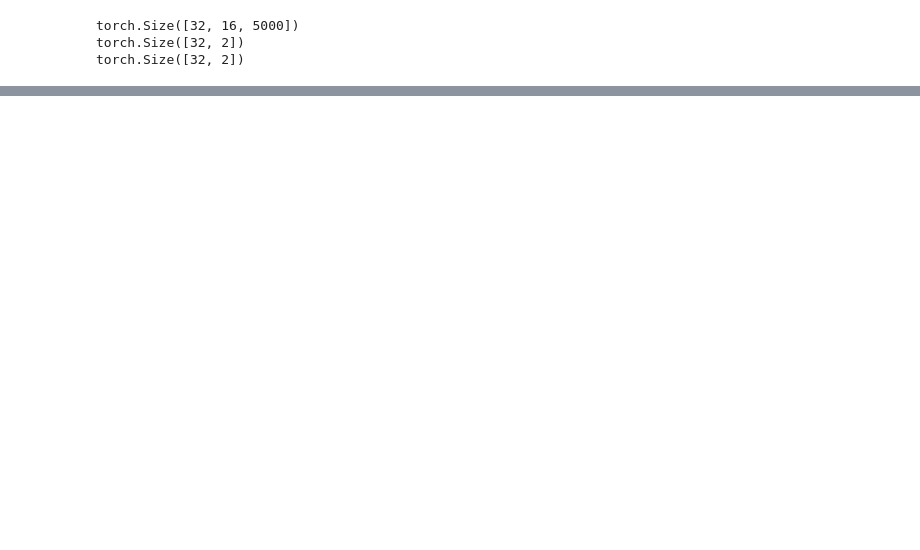
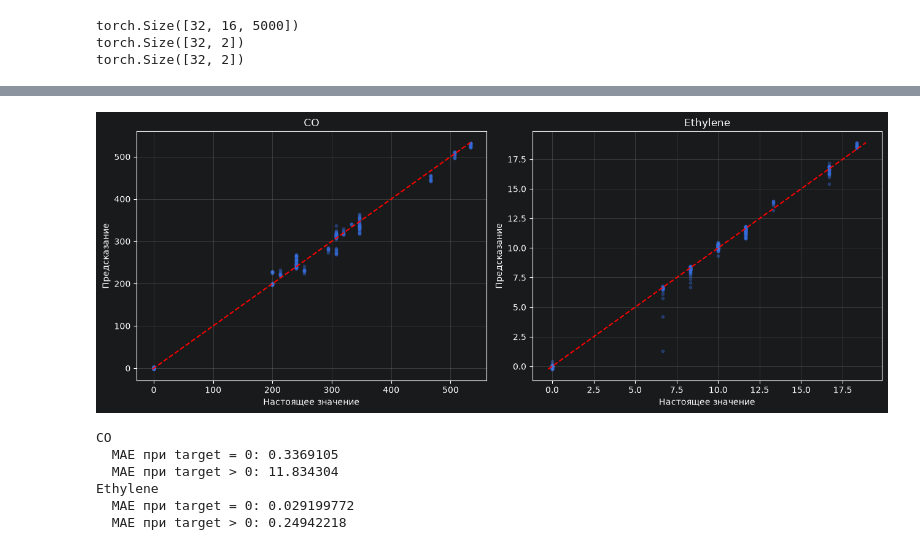
Before and after one commit to GaleevArslanDev/DySiG, a Jupyter notebook: lstm.ipynb, the cells around one changed output, grey strips where cells are left out. Drawn from its saved outputs; the diff is of its cells as text; code cells hidden in the pictures; blank space fills up the shorter version.

```diff
--- a/lstm.ipynb
+++ b/lstm.ipynb
@@ -639,0 +907,73 @@ print("Model saved")
+# %%
+fig, axes = plt.subplots(
+    1,
+    2,
+    figsize=(13, 5),
+)
+
+names = ["CO", "Ethylene"]
+
+for i, name in enumerate(names):
+    axes[i].scatter(
+        test_true[:, i],
+        test_pred[:, i],
+        s=10,
+        alpha=0.35,
+    )
+
+    minimum = min(
+        test_true[:, i].min(),
+        test_pred[:, i].min(),
+    )
+
+    maximum = max(
+        test_true[:, i].max(),
+        test_pred[:, i].max(),
+    )
+
+    axes[i].plot(
+        [minimum, maximum],
+        [minimum, maximum],
+        color="red",
+        linestyle="--",
+    )
+
+    axes[i].set_title(name)
+    axes[i].set_xlabel("Настоящее значение")
+    axes[i].set_ylabel("Предсказание")
+    axes[i].grid(alpha=0.3)
+
+plt.tight_layout()
+plt.show()
+# %% [output]
+[figure, added]
+# %%
+for i, name in enumerate(["CO", "Ethylene"]):
+    true = test_true[:, i]
+    pred = test_pred[:, i]
+
+    zero_mask = true == 0
+    nonzero_mask = true > 0
+
+    print(name)
+
+    if zero_mask.any():
+        zero_mae = np.abs(
+            pred[zero_mask] - true[zero_mask]
+        ).mean()
+
+        print("  MAE при target = 0:", zero_mae)
+
+    if nonzero_mask.any():
+        nonzero_mae = np.abs(
+            pred[nonzero_mask] - true[nonzero_mask]
+        ).mean()
+
+        print("  MAE при target > 0:", nonzero_mae)
+# %% [output]
+CO
+  MAE при target = 0: 0.3369105
+  MAE при target > 0: 11.834304
+Ethylene
+  MAE при target = 0: 0.029199772
+  MAE при target > 0: 0.24942218
```
Also changed, not shown: parts of 18 cells of this notebook, 7 other files.
